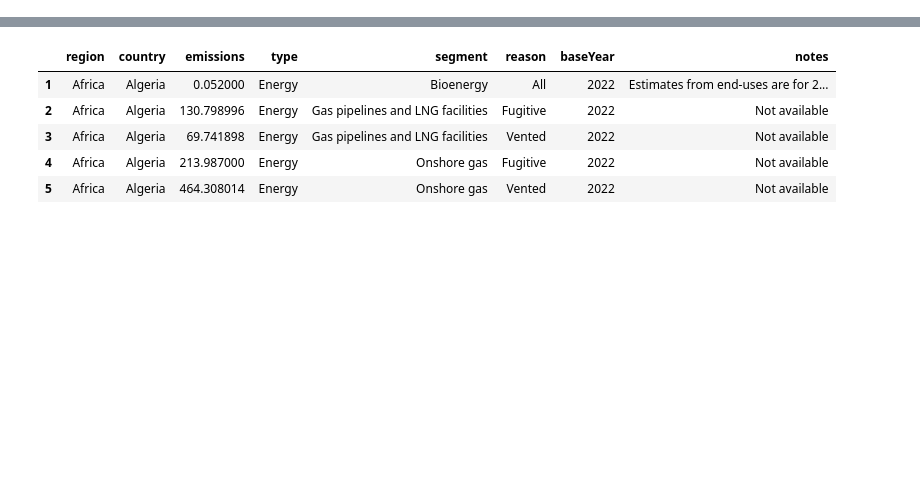
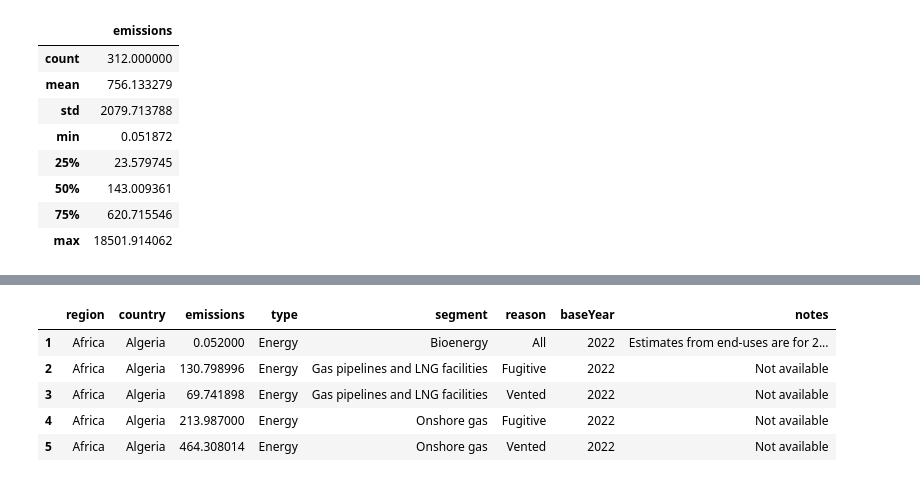
Before and after one commit to simonefmr/global_emissions, a Jupyter notebook: global_emissions.ipynb, the cells around one changed output, grey strips where cells are left out. Drawn from its saved outputs; the diff is of its cells as text; code cells hidden in the pictures; blank space fills up the shorter version.

```diff
--- a/global_emissions.ipynb
+++ b/global_emissions.ipynb
@@ -70,0 +221,14 @@ warnings.filterwarnings('ignore')
+# %%
+# Resumo estatístico das emissões geradas no triênio 2019-2021
+
+df[df['baseYear']=='2019-2021'].describe()
+# %% [output]
+|  | emissions |
+| count | 312.000000 |
+| mean | 756.133279 |
+| std | 2079.713788 |
+| min | 0.051872 |
+| 25% | 23.579745 |
+| 50% | 143.009361 |
+| 75% | 620.715546 |
+| max | 18501.914062 |
```
Also changed, not shown: parts of 41 cells of this notebook.
